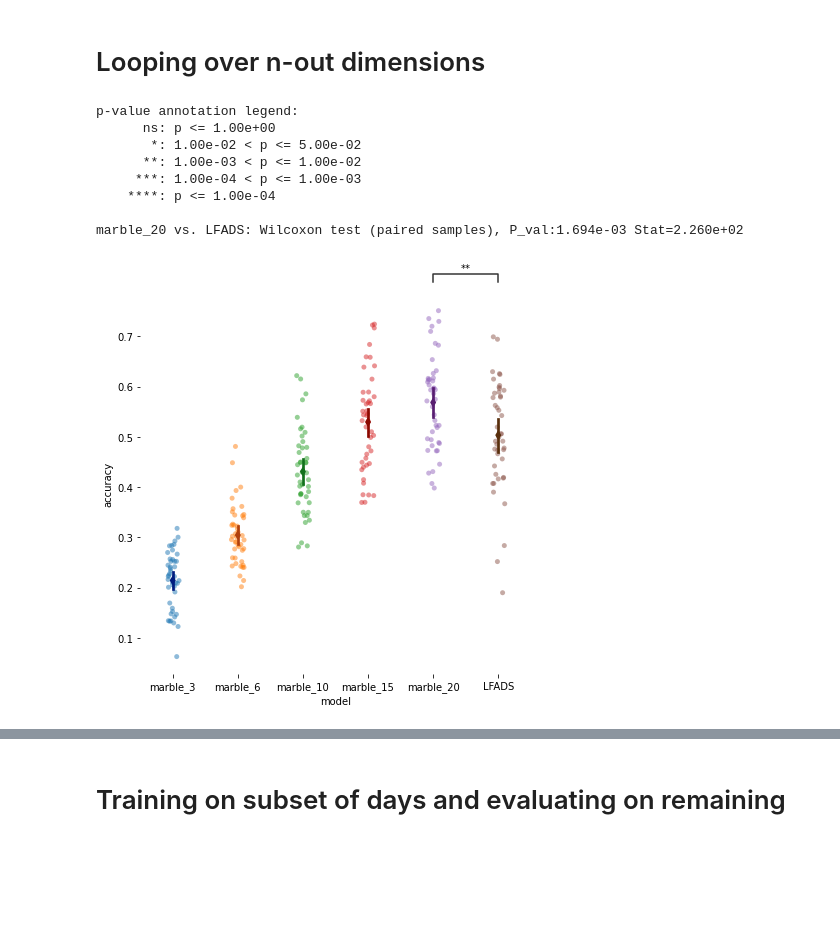
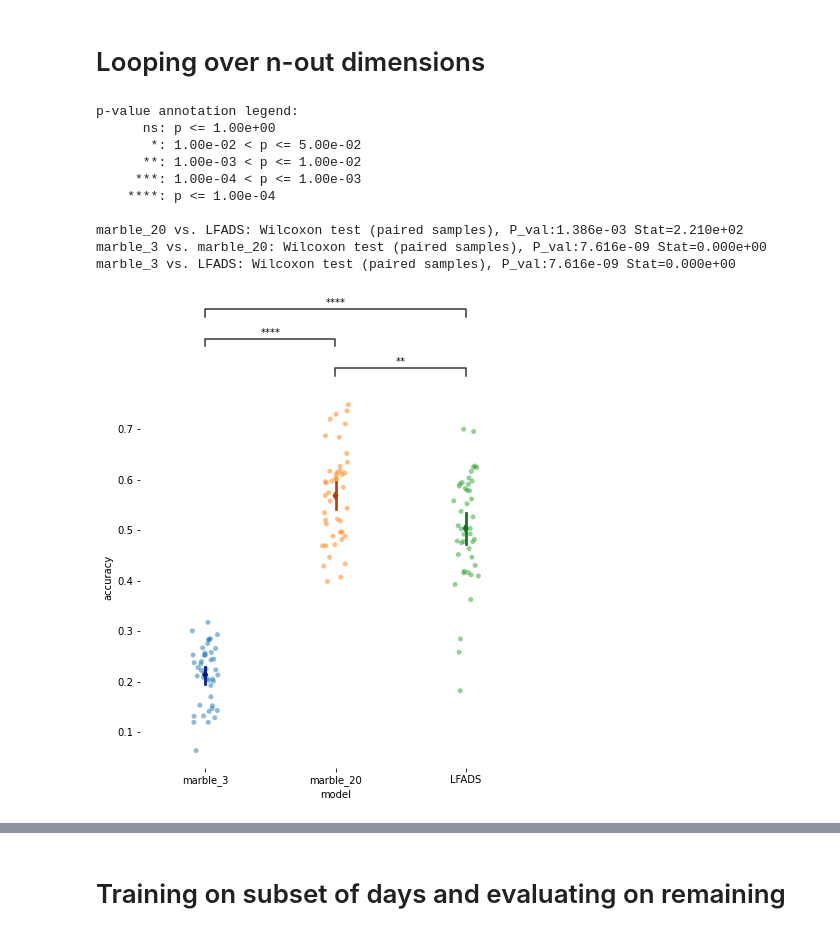
Before and after one commit to agosztolai/MARBLE, a Jupyter notebook: examples/spiking_analysis/per_session_analysis_20ms/decoding_per_session_20ms.ipynb, the cells around one changed output, grey strips where cells are left out. Saved outputs shown, nothing was run; the diff lists cells and outputs as text; code cells hidden in the pictures; blank space fills up the shorter version.

```diff
--- a/examples/spiking_analysis/per_session_analysis_20ms/decoding_per_session_20ms.ipynb
+++ b/examples/spiking_analysis/per_session_analysis_20ms/decoding_per_session_20ms.ipynb
@@ -685,7 +676,7 @@ for d in kinematic_data.keys():
 
 
         # loop over test trials
-        alpha = 1
+        alpha = 0
         dt = 20
 
 
@@ -765,7 +756,7 @@ for d in kinematic_data.keys():
     r2_lfads_finalpos.append(np.mean([calcR2(X[0,:], Z[0,:]), calcR2(X[1,:], Z[1,:])])) # mean of x and y velocity
 # %%
 ## run for marble embedding
-out_dim = [3, 6, 10, 15, 20]
+out_dim = [3, 20] # [3, 6, 10, 15, 20]
 
 r2_marble_pos_all = []
 r2_marble_vel_all = []
@@ -828,7 +819,7 @@ for out_d in out_dim:
 
 
             # loop over test trials
-            alpha = 1
+            alpha = 0
             dt = 20
 
             # looping over test samples
@@ -913,7 +904,8 @@ for out_d in out_dim:
 # %%
 # velocity r2
 
-results = pd.DataFrame(data=np.vstack([ *r2_marble_vel_all, r2_lfads_vel,]).T,columns=['marble_3','marble_6', 'marble_10', 'marble_15', 'marble_20', 'LFADS'])
+#results = pd.DataFrame(data=np.vstack([ *r2_marble_vel_all, r2_lfads_vel,]).T,columns=['marble_3','marble_6', 'marble_10', 'marble_15', 'marble_20', 'LFADS'])
+results = pd.DataFrame(data=np.vstack([ *r2_marble_vel_all, r2_lfads_vel,]).T,columns=['marble_3', 'marble_20', 'LFADS'])
 
 results = results.melt()
 results.columns = ['model','accuracy']
@@ -922,37 +914,39 @@ import seaborn as sns
 from statannotations.Annotator import Annotator
 
 f, ax = plt.subplots(figsize=(7,7))
 sns.despine(bottom=True, left=True)
 
 sns.stripplot(
     data=results, x="model", y="accuracy",
     dodge=True, alpha=.5, zorder=1,
 )
 
 
 sns.pointplot(
     data=results, x="model", y="accuracy",
     join=False, dodge=.8 - .8 / 3, palette="dark",
     markers="d", scale=.75, errorbar=None
 )
 
-pairs=[("LFADS", "marble_20")]
+pairs=[("LFADS", "marble_3"), ("LFADS", "marble_20"), ("marble_3", "marble_20")]
 
 annotator = Annotator(ax, pairs, data=results, x="model", y="accuracy",)
 annotator.configure(test='Wilcoxon', text_format='star', loc='outside')
 annotator.apply_and_annotate()
 
-plt.savefig('./outputs/velocity_rsquared.svg')
+plt.savefig('./outputs/velocity_rsquared_noneulermethod.svg')
 # %% [output]
 p-value annotation legend:
       ns: p <= 1.00e+00
        *: 1.00e-02 < p <= 5.00e-02
       **: 1.00e-03 < p <= 1.00e-02
      ***: 1.00e-04 < p <= 1.00e-03
     ****: p <= 1.00e-04
 
-marble_20 vs. LFADS: Wilcoxon test (paired samples), P_val:1.694e-03 Stat=2.260e+02
+marble_20 vs. LFADS: Wilcoxon test (paired samples), P_val:1.386e-03 Stat=2.210e+02
+marble_3 vs. marble_20: Wilcoxon test (paired samples), P_val:7.616e-09 Stat=0.000e+00
+marble_3 vs. LFADS: Wilcoxon test (paired samples), P_val:7.616e-09 Stat=0.000e+00
-[figure, old version]
+[figure, new version]
 # %%
 # position r2
 
```
Also changed, not shown: parts of 10 cells of this notebook.
